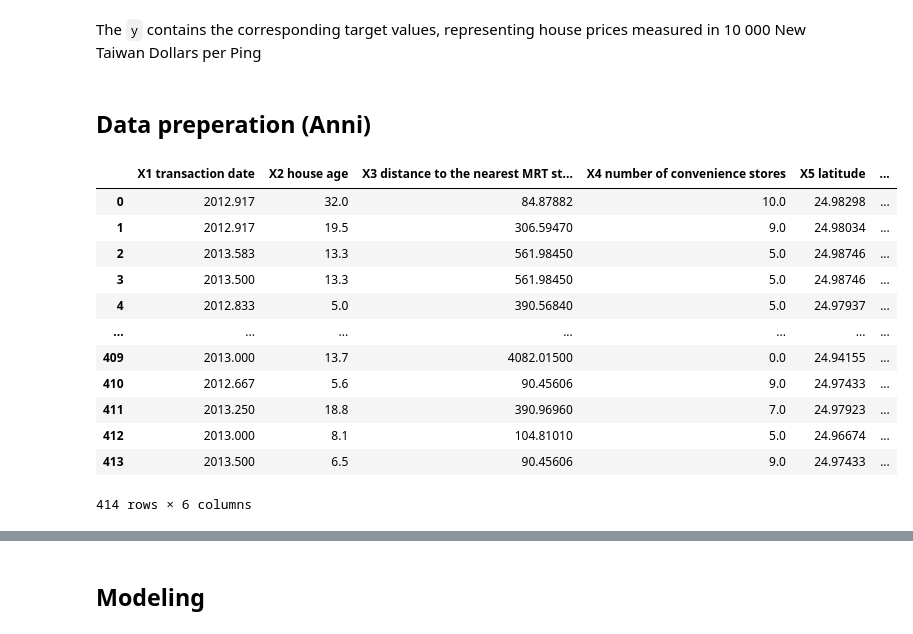
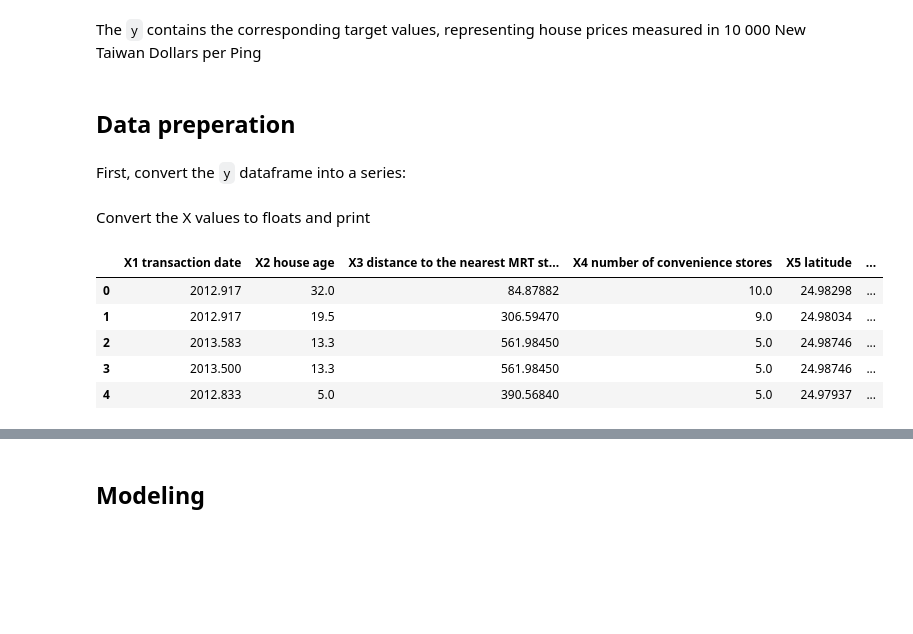
Before and after one commit to sandra-sanj/data_handling_and_mml_exercises, a Jupyter notebook: exercise_4.ipynb, the cells around one changed output, grey strips where cells are left out. Cells and saved outputs as stored; diff of their text form; code cells hidden in the pictures; blank space fills up the shorter version.

Commit message:
add data preperation chapter

```diff
--- a/exercise_4.ipynb
+++ b/exercise_4.ipynb
@@ -78,26 +78,23 @@ y
 # %% [markdown]
 The `y` contains the corresponding target values, representing house prices measured in 10 000 New Taiwan Dollars per Ping
 # %% [markdown]
-## Data preperation (Anni)
+## Data preperation
+# %% [markdown]
+First, convert the `y` dataframe into a series:
 # %%
 y = y['Y house price of unit area']
+# %% [markdown]
+Convert the X values to floats and print
 # %%
 for col in X.columns.values:
     if X[col].dtype != 'float64':
         X[col] = X[col].astype(dtype='float64')
 
-X
+X.head(5)
 # %% [output]
 |  | X1 transaction date | X2 house age | X3 distance to the nearest MRT st... | X4 number of convenience stores | X5 latitude | ... |
 | 0 | 2012.917 | 32.0 | 84.87882 | 10.0 | 24.98298 | ... |
 | 1 | 2012.917 | 19.5 | 306.59470 | 9.0 | 24.98034 | ... |
 | 2 | 2013.583 | 13.3 | 561.98450 | 5.0 | 24.98746 | ... |
 | 3 | 2013.500 | 13.3 | 561.98450 | 5.0 | 24.98746 | ... |
 | 4 | 2012.833 | 5.0 | 390.56840 | 5.0 | 24.97937 | ... |
-| ... | ... | ... | ... | ... | ... | ... |
-| 409 | 2013.000 | 13.7 | 4082.01500 | 0.0 | 24.94155 | ... |
-| 410 | 2012.667 | 5.6 | 90.45606 | 9.0 | 24.97433 | ... |
-| 411 | 2013.250 | 18.8 | 390.96960 | 7.0 | 24.97923 | ... |
-| 412 | 2013.000 | 8.1 | 104.81010 | 5.0 | 24.96674 | ... |
-| 413 | 2013.500 | 6.5 | 90.45606 | 9.0 | 24.97433 | ... |
-414 rows × 6 columns
```
Also changed, not shown: parts of 10 cells of this notebook.
